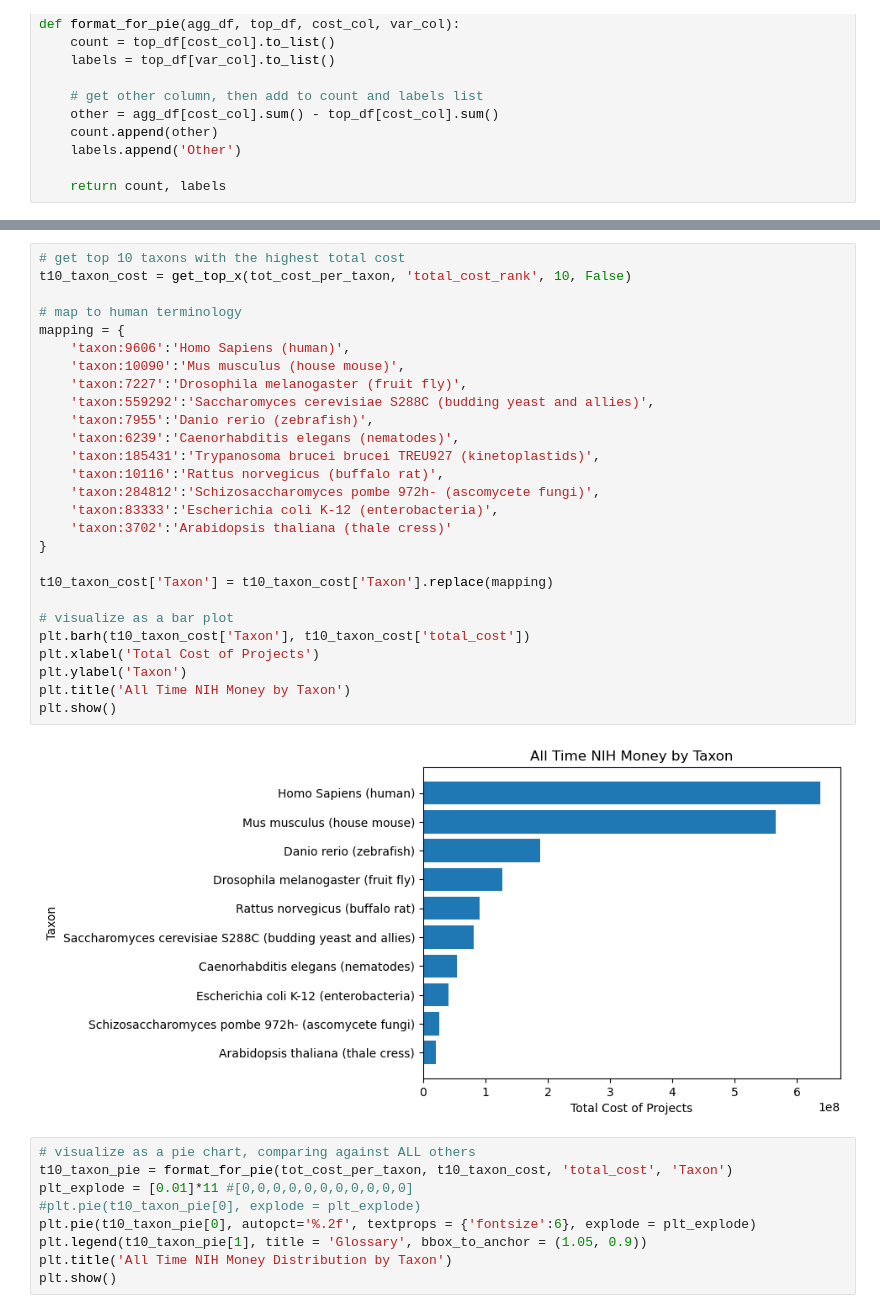
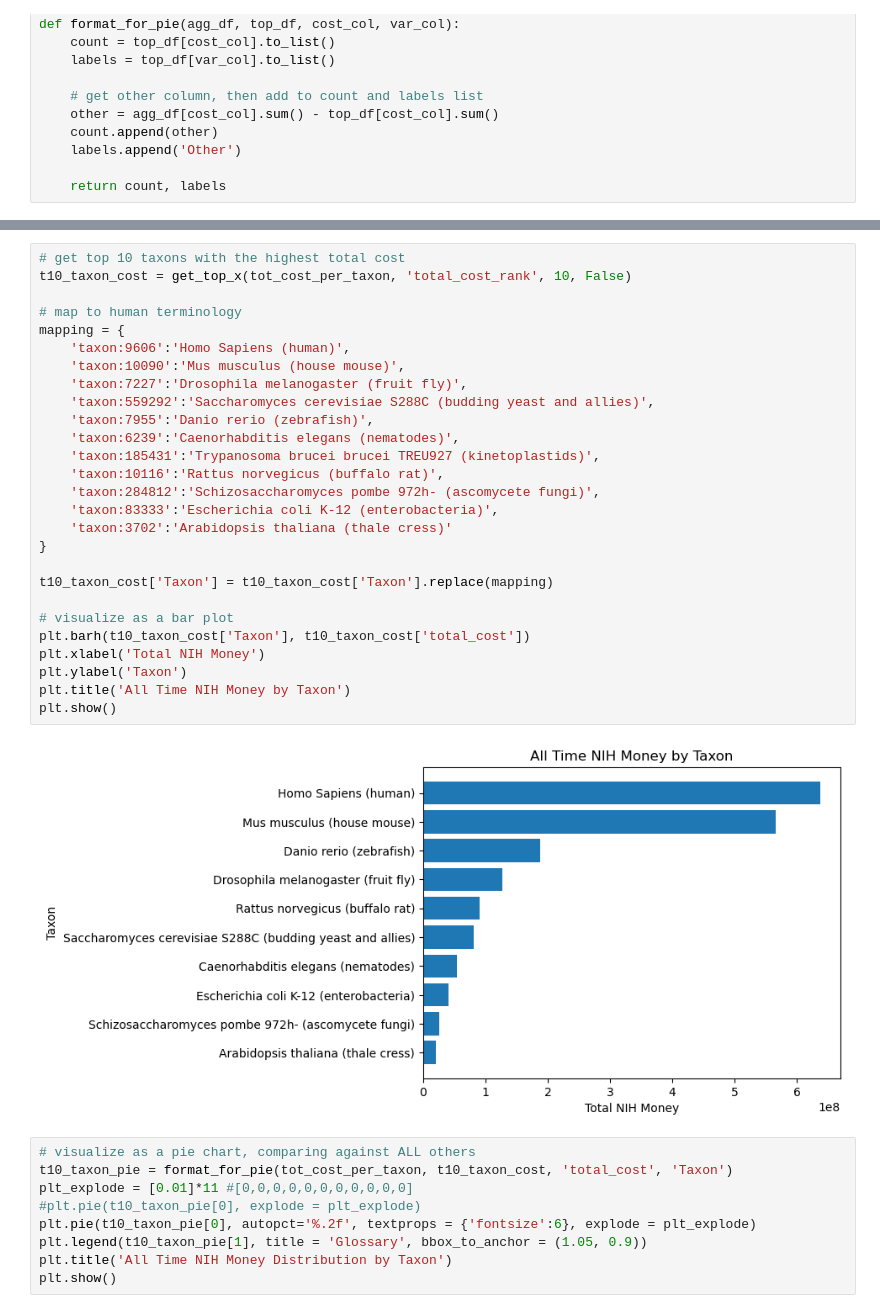
Before and after one commit to Moulica5374/NIH-Funding-Annotation-Analysis-Team-Project, a Jupyter notebook: Data_Analysis.ipynb, the cells around one changed output, grey strips where cells are left out. Drawn from its saved outputs; the diff is of its cells as text.

```diff
--- a/Data_Analysis.ipynb
+++ b/Data_Analysis.ipynb
@@ -189,32 +189,32 @@ tot_cost_per_taxon.head()
 # %%
 # get top 10 taxons with the highest total cost
 t10_taxon_cost = get_top_x(tot_cost_per_taxon, 'total_cost_rank', 10, False)
 
 # map to human terminology
 mapping = {
     'taxon:9606':'Homo Sapiens (human)',
     'taxon:10090':'Mus musculus (house mouse)',
     'taxon:7227':'Drosophila melanogaster (fruit fly)',
     'taxon:559292':'Saccharomyces cerevisiae S288C (budding yeast and allies)',
     'taxon:7955':'Danio rerio (zebrafish)',
     'taxon:6239':'Caenorhabditis elegans (nematodes)',
     'taxon:185431':'Trypanosoma brucei brucei TREU927 (kinetoplastids)',
     'taxon:10116':'Rattus norvegicus (buffalo rat)',
     'taxon:284812':'Schizosaccharomyces pombe 972h- (ascomycete fungi)',
     'taxon:83333':'Escherichia coli K-12 (enterobacteria)',
     'taxon:3702':'Arabidopsis thaliana (thale cress)'
 }
 
 t10_taxon_cost['Taxon'] = t10_taxon_cost['Taxon'].replace(mapping)
 
 # visualize as a bar plot
 plt.barh(t10_taxon_cost['Taxon'], t10_taxon_cost['total_cost'])
-plt.xlabel('Total Cost of Projects')
+plt.xlabel('Total NIH Money')
 plt.ylabel('Taxon')
 plt.title('All Time NIH Money by Taxon')
 plt.show()
 # %% [output]
-[figure, old version]
+[figure, new version]
 # %%
 # visualize as a pie chart, comparing against ALL others
 t10_taxon_pie = format_for_pie(tot_cost_per_taxon, t10_taxon_cost, 'total_cost', 'Taxon')
```
Also changed, not shown: parts of 27 cells of this notebook.
